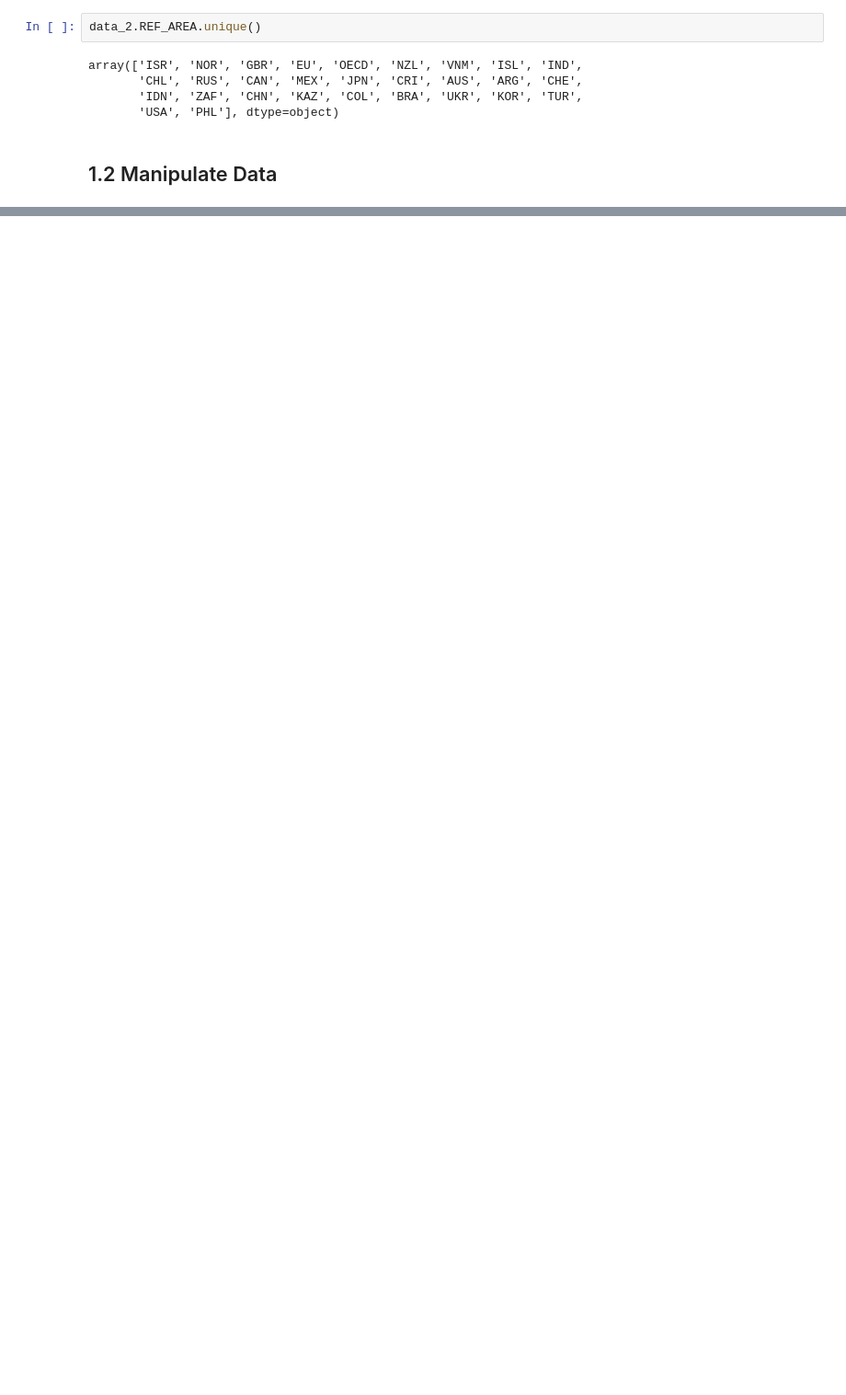
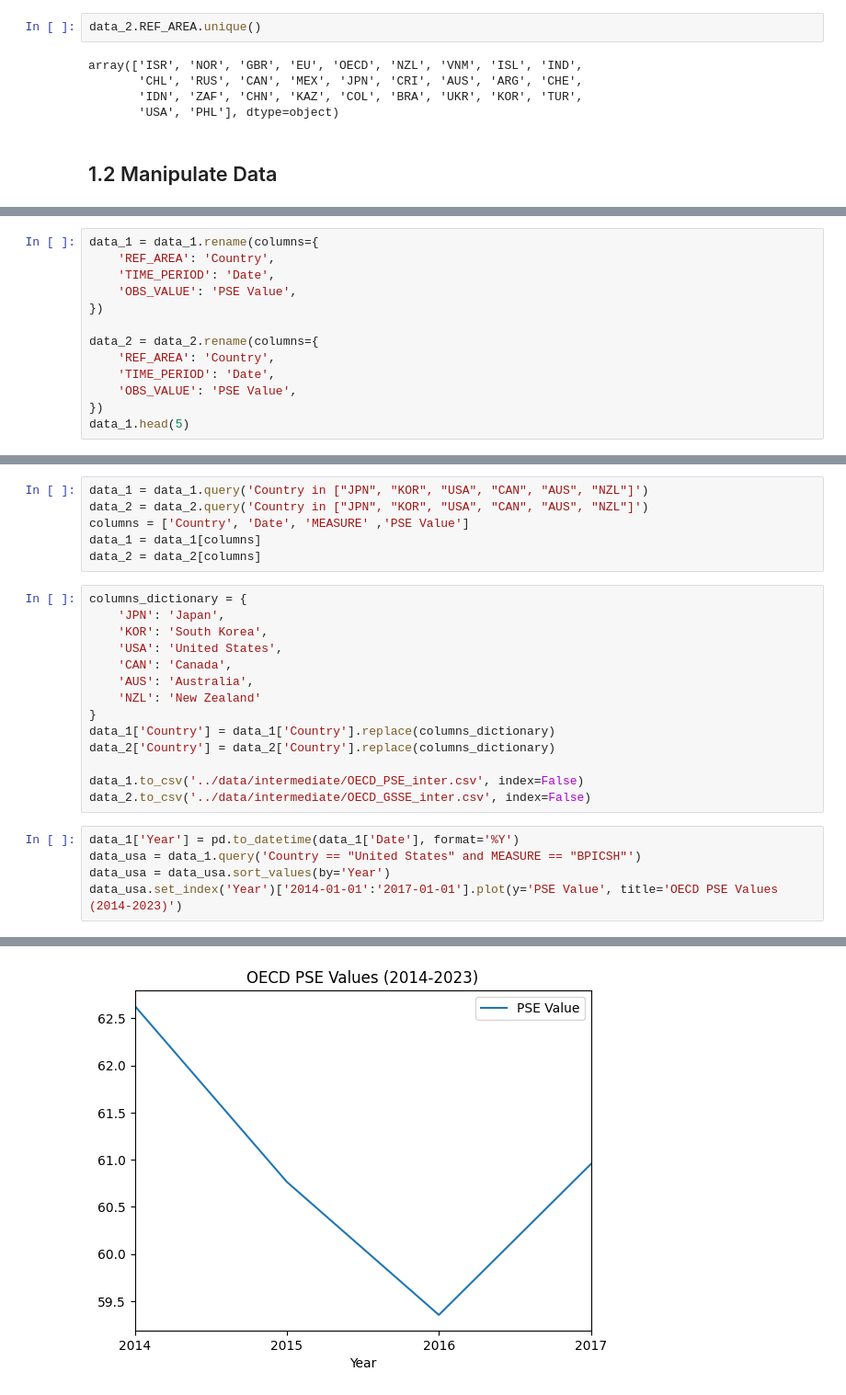
Before and after one commit to Data-Science-Public-Policy/graspp_2025_spring, a Jupyter notebook: HW1_GONG_Kuiyuan/HW1_GONG_Kuiyuan.ipynb, the cells around one changed output, grey strips where cells are left out. Shown at 92% size. Cells and saved outputs as stored; diff of their text form; blank space fills up the shorter version.

Commit message:
data manipulation

```diff
--- a/HW1_GONG_Kuiyuan/HW1_GONG_Kuiyuan.ipynb
+++ b/HW1_GONG_Kuiyuan/HW1_GONG_Kuiyuan.ipynb
@@ -77,0 +108,13 @@ array(['ISR', 'NOR', 'GBR', 'EU', 'OECD', 'NZL', 'VNM', 'ISL', 'IND',
+# %%
+data_1 = data_1.rename(columns={
+    'REF_AREA': 'Country',
+    'TIME_PERIOD': 'Date',
+    'OBS_VALUE': 'PSE Value',
+})
+
+data_2 = data_2.rename(columns={
+    'REF_AREA': 'Country',
+    'TIME_PERIOD': 'Date',
+    'OBS_VALUE': 'PSE Value',
+})
+data_1.head(5)
@@ -77,0 +137,26 @@ array(['ISR', 'NOR', 'GBR', 'EU', 'OECD', 'NZL', 'VNM', 'ISL', 'IND',
+# %%
+data_1 = data_1.query('Country in ["JPN", "KOR", "USA", "CAN", "AUS", "NZL"]')
+data_2 = data_2.query('Country in ["JPN", "KOR", "USA", "CAN", "AUS", "NZL"]')
+columns = ['Country', 'Date', 'MEASURE' ,'PSE Value']
+data_1 = data_1[columns]
+data_2 = data_2[columns]
+# %%
+columns_dictionary = {
+    'JPN': 'Japan',
+    'KOR': 'South Korea',
+    'USA': 'United States',
+    'CAN': 'Canada',
+    'AUS': 'Australia',
+    'NZL': 'New Zealand'
+}
+data_1['Country'] = data_1['Country'].replace(columns_dictionary)
+data_2['Country'] = data_2['Country'].replace(columns_dictionary)
+
+data_1.to_csv('../data/intermediate/OECD_PSE_inter.csv', index=False)
+data_2.to_csv('../data/intermediate/OECD_GSSE_inter.csv', index=False)
+# %%
+data_1['Year'] = pd.to_datetime(data_1['Date'], format='%Y')
+data_usa = data_1.query('Country == "United States" and MEASURE == "BPICSH"')
+data_usa = data_usa.sort_values(by='Year')
+data_usa.set_index('Year')['2014-01-01':'2017-01-01'].plot(y='PSE Value', title='OECD PSE Values (2014-2023)')
+# %% [output]
@@ -77,0 +164 @@ array(['ISR', 'NOR', 'GBR', 'EU', 'OECD', 'NZL', 'VNM', 'ISL', 'IND',
+[figure, added]
```
Also changed, not shown: parts of 9 cells of this notebook.
